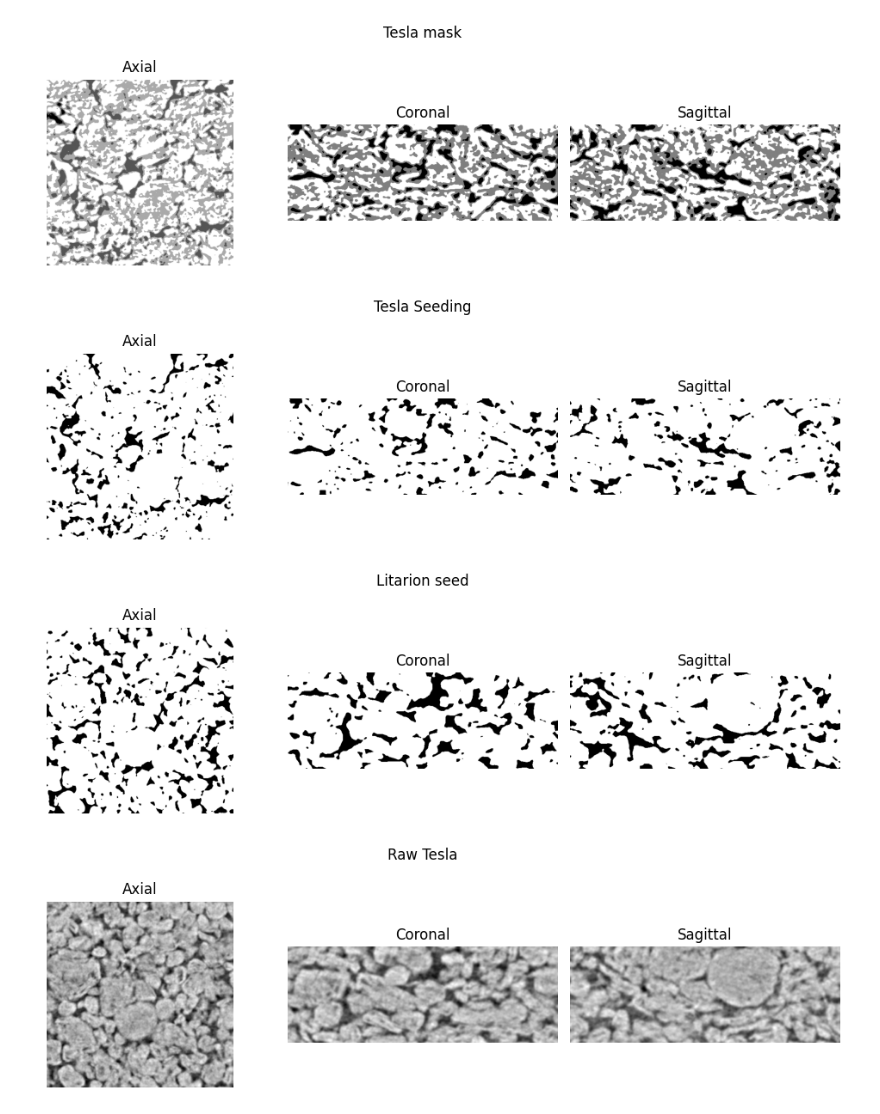
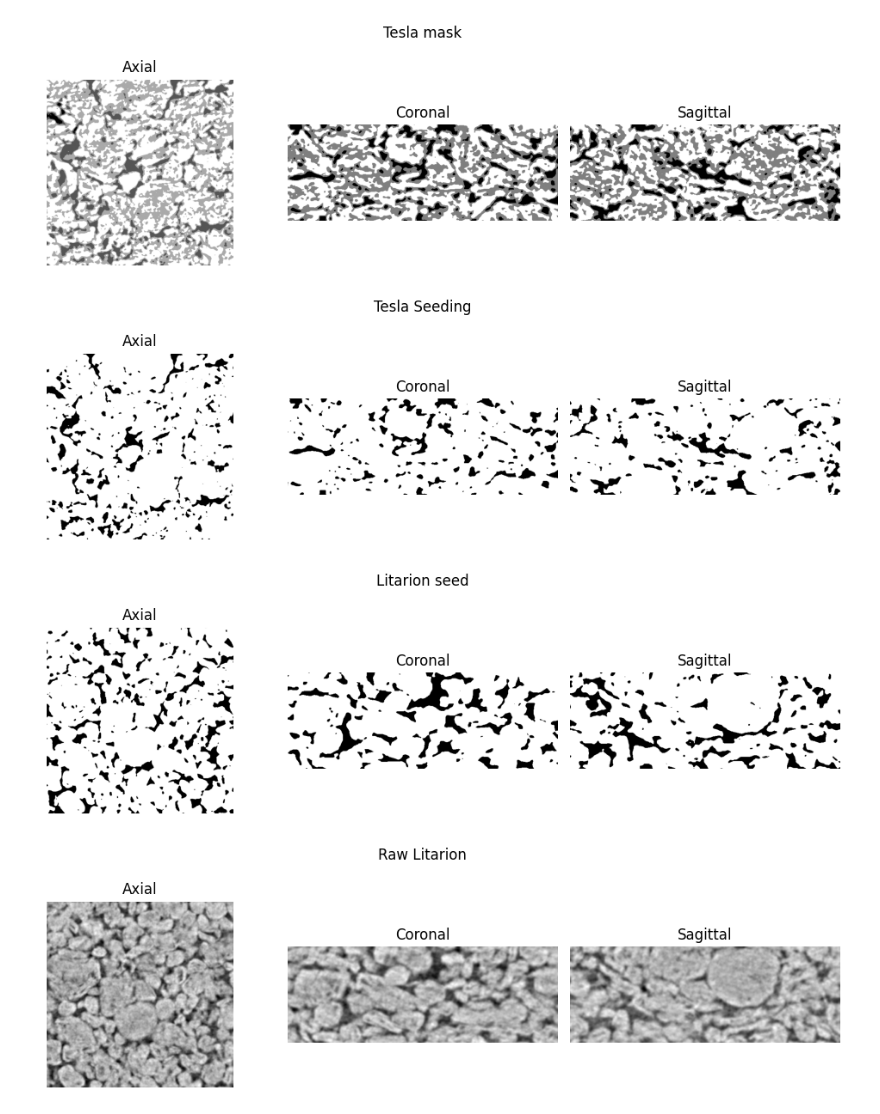
Before and after one commit to aryziz/CTSeg3D-IKT213, a Jupyter notebook: notebooks/preprocessing.ipynb, the cells around one changed output. Saved outputs shown, nothing was run; the diff lists cells and outputs as text; code cells hidden in the pictures.

```diff
--- a/notebooks/preprocessing.ipynb
+++ b/notebooks/preprocessing.ipynb
@@ -199,13 +199,13 @@ show3(tesla_mask, title="Tesla mask")
 # %%
 import tifffile as tiff
 
 v_litarion = tiff.imread("../results/Litarion/Litarion_mask.tif")
 v_tesla = tiff.imread("../results/Tesla/Tesla_mask.tif")
 
 show3(v_tesla, "Tesla Seeding")
 show3(v_litarion, "Litarion seed")
-show3(raw_litarion, "Raw Tesla")
+show3(raw_litarion, "Raw Litarion")
 # %% [output]
 [figure]
 [figure]
-[figure, old version]
+[figure, new version]
```
